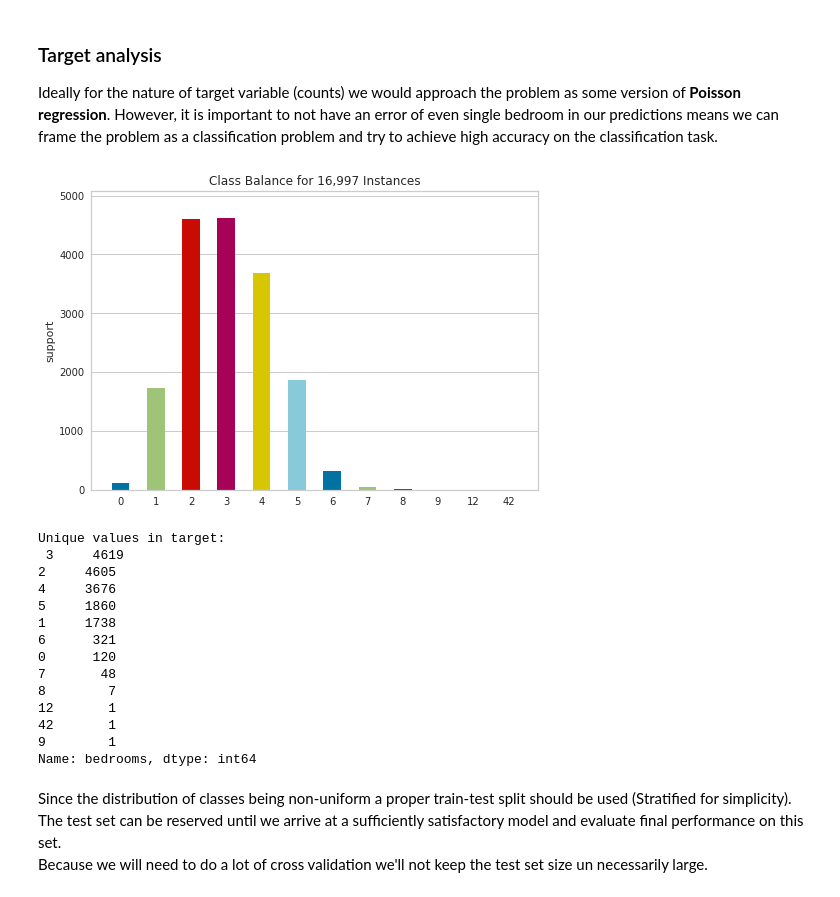
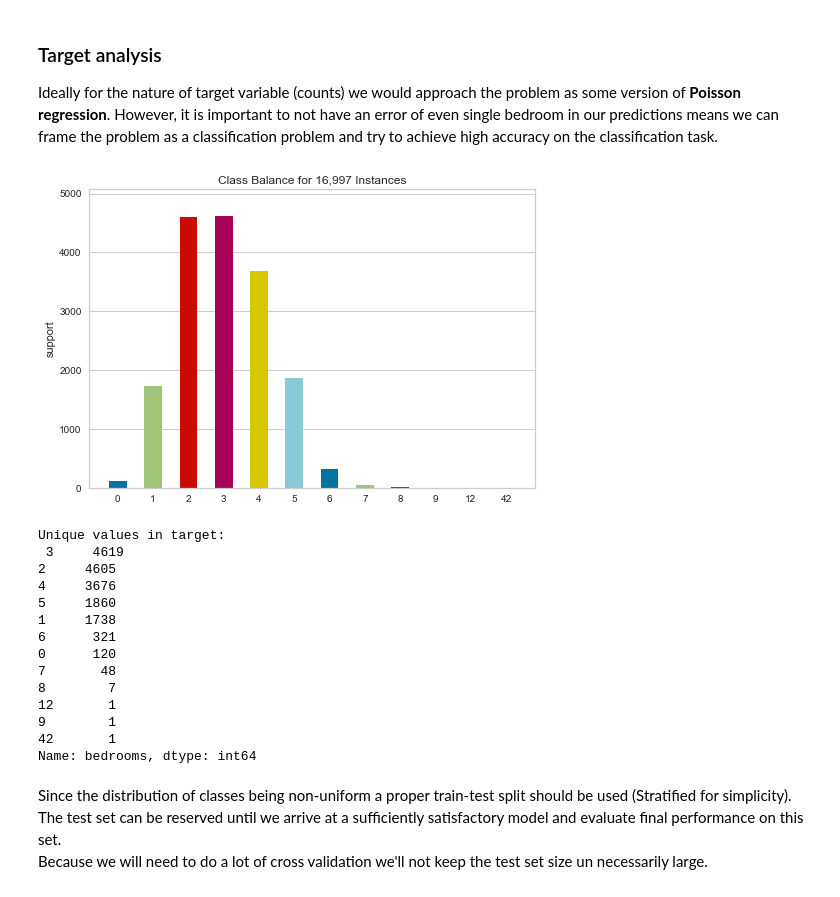
Before and after one commit to prteek/bedroom-prediction, a Jupyter notebook: data_analysis_and_modelling.ipynb, the cells around one changed output. Saved outputs shown, nothing was run; the diff lists cells and outputs as text; code cells hidden in the pictures.

Commit message:
images from all the different models and tuning

```diff
--- a/data_analysis_and_modelling.ipynb
+++ b/data_analysis_and_modelling.ipynb
@@ -70,5 +63,7 @@ from yellowbrick.features import Rank2D
 
 X_numeric_ = X.select_dtypes(np.double)
 visualizer = Rank2D(algorithm='pearson')
-visualizer.fit_transform_show(X_numeric_)
+visualizer.fit_transform_show(X_numeric_, outpath="./images/pearson_correlation_numeric_features.png", )
+
+visualizer.show()
 # %% [output]
@@ -96,5 +77,6 @@ from yellowbrick.features import JointPlotVisualizer
 
 columns = ['absh2', 'abshmin']
 visualizer = JointPlotVisualizer(columns=columns)
-visualizer.fit_transform_show(X_numeric_,y)
+visualizer.fit_transform_show(X_numeric_,y, outpath='./images/absh2_vs_abshmin.png', title='Relationship between absh2 and abshmin')
+visualizer.show(title='Relationship between absh2 and abshmin')
 # %% [output]
@@ -164,11 +130,12 @@ However, it is important to not have an error of even single bedroom in our pred
 # %%
 from yellowbrick.target import ClassBalance
 
 visualizer = ClassBalance()
-visualizer.fit(y).show()
+visualizer.fit(y).show(outpath="./images/bedrooms_class_imbalance.png")
+visualizer.show()
 print('Unique values in target: \n', y.value_counts(sort=True))
 # %% [output]
-[figure, old version]
+[figure, new version]
 Unique values in target:
  3     4619
 2     4605
@@ -180,8 +147,8 @@ Unique values in target:
 7       48
 8        7
 12       1
+9        1
 42       1
-9        1
 Name: bedrooms, dtype: int64
 # %% [markdown]
 Since the distribution of classes being non-uniform a proper train-test split should be used (Stratified for simplicity).
```
Also changed, not shown: parts of 17 cells of this notebook, 11 other files.
